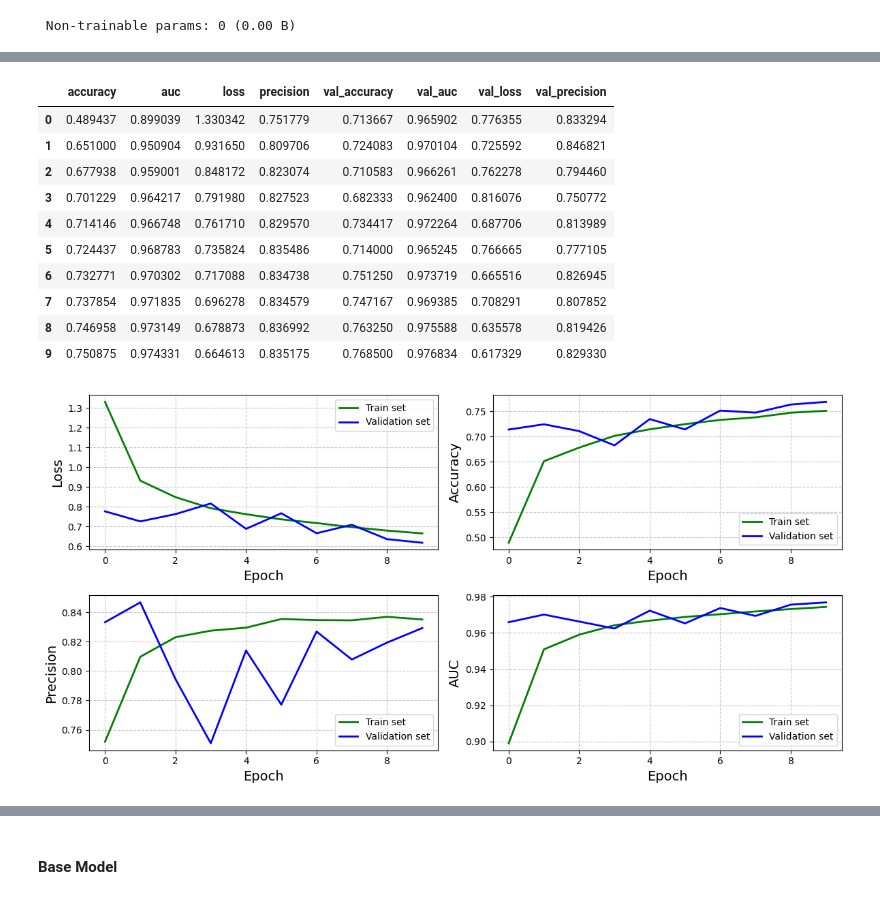
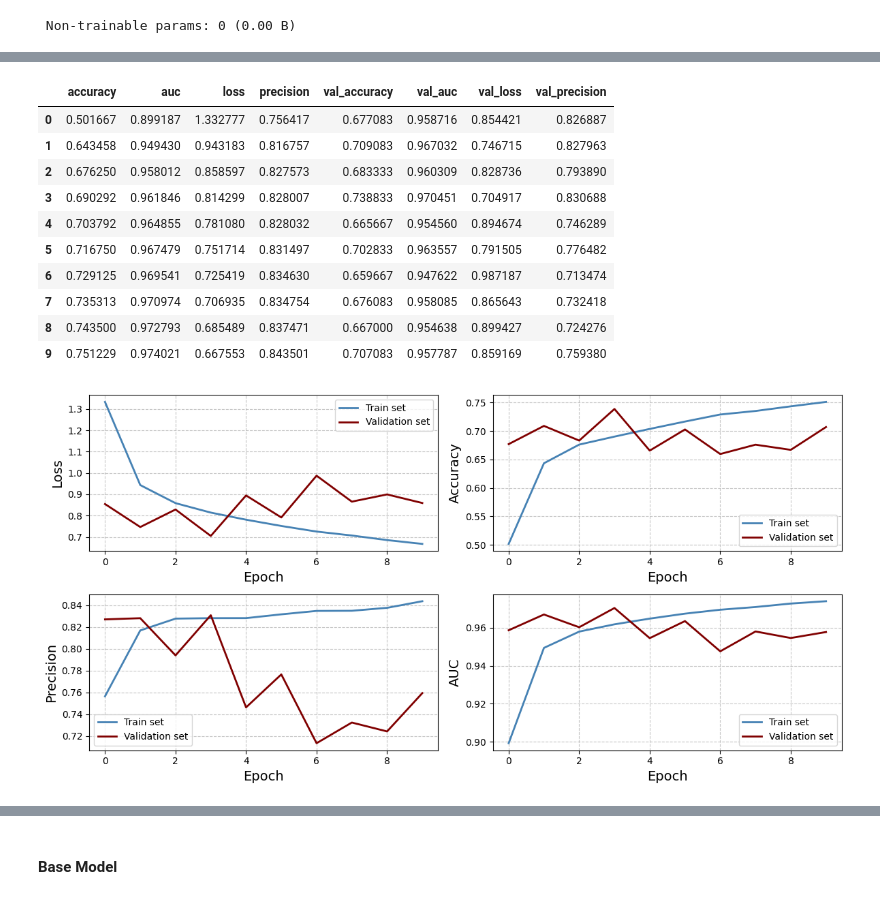
Before and after one commit to ariahosseini/DeepML, a Jupyter notebook: 007_TensorFlow_Proj_Seven_CNN_MNIST_FashionMNIST_TransferLearning.ipynb, the cells around one changed output, grey strips where cells are left out. Saved outputs shown, nothing was run; the diff lists cells and outputs as text; code cells hidden in the pictures.

```diff
--- a/007_TensorFlow_Proj_Seven_CNN_MNIST_FashionMNIST_TransferLearning.ipynb
+++ b/007_TensorFlow_Proj_Seven_CNN_MNIST_FashionMNIST_TransferLearning.ipynb
@@ -115,6 +148,6 @@ Model: "cnn_arc"
 # %%
 model_callbacks = [callbacks.EarlyStopping(monitor='val_loss', patience=10, verbose=0, mode='auto'),
                    callbacks.ModelCheckpoint(filepath="mnist_cnn.keras",save_best_only=True, monitor="val_loss")]
-history = model.fit(x=x_train, y=y_train, validation_split=0.2, epochs=30,
+history = model.fit(x=x_train, y=y_train, validation_split=0.2, epochs=10,
                     batch_size=64, callbacks=[model_callbacks])
 # %% [output]
@@ -412,51 +415,51 @@ metrics = pd.DataFrame(monitor.history)
 metrics
 # %% [output]
 |  | accuracy | auc | loss | precision | val_accuracy | val_auc | val_loss | val_precision |
-| 0 | 0.489437 | 0.899039 | 1.330342 | 0.751779 | 0.713667 | 0.965902 | 0.776355 | 0.833294 |
-| 1 | 0.651000 | 0.950904 | 0.931650 | 0.809706 | 0.724083 | 0.970104 | 0.725592 | 0.846821 |
-| 2 | 0.677938 | 0.959001 | 0.848172 | 0.823074 | 0.710583 | 0.966261 | 0.762278 | 0.794460 |
-| 3 | 0.701229 | 0.964217 | 0.791980 | 0.827523 | 0.682333 | 0.962400 | 0.816076 | 0.750772 |
-| 4 | 0.714146 | 0.966748 | 0.761710 | 0.829570 | 0.734417 | 0.972264 | 0.687706 | 0.813989 |
-| 5 | 0.724437 | 0.968783 | 0.735824 | 0.835486 | 0.714000 | 0.965245 | 0.766665 | 0.777105 |
-| 6 | 0.732771 | 0.970302 | 0.717088 | 0.834738 | 0.751250 | 0.973719 | 0.665516 | 0.826945 |
-| 7 | 0.737854 | 0.971835 | 0.696278 | 0.834579 | 0.747167 | 0.969385 | 0.708291 | 0.807852 |
-| 8 | 0.746958 | 0.973149 | 0.678873 | 0.836992 | 0.763250 | 0.975588 | 0.635578 | 0.819426 |
-| 9 | 0.750875 | 0.974331 | 0.664613 | 0.835175 | 0.768500 | 0.976834 | 0.617329 | 0.829330 |
+| 0 | 0.501667 | 0.899187 | 1.332777 | 0.756417 | 0.677083 | 0.958716 | 0.854421 | 0.826887 |
+| 1 | 0.643458 | 0.949430 | 0.943183 | 0.816757 | 0.709083 | 0.967032 | 0.746715 | 0.827963 |
+| 2 | 0.676250 | 0.958012 | 0.858597 | 0.827573 | 0.683333 | 0.960309 | 0.828736 | 0.793890 |
+| 3 | 0.690292 | 0.961846 | 0.814299 | 0.828007 | 0.738833 | 0.970451 | 0.704917 | 0.830688 |
+| 4 | 0.703792 | 0.964855 | 0.781080 | 0.828032 | 0.665667 | 0.954560 | 0.894674 | 0.746289 |
+| 5 | 0.716750 | 0.967479 | 0.751714 | 0.831497 | 0.702833 | 0.963557 | 0.791505 | 0.776482 |
+| 6 | 0.729125 | 0.969541 | 0.725419 | 0.834630 | 0.659667 | 0.947622 | 0.987187 | 0.713474 |
+| 7 | 0.735313 | 0.970974 | 0.706935 | 0.834754 | 0.676083 | 0.958085 | 0.865643 | 0.732418 |
+| 8 | 0.743500 | 0.972793 | 0.685489 | 0.837471 | 0.667000 | 0.954638 | 0.899427 | 0.724276 |
+| 9 | 0.751229 | 0.974021 | 0.667553 | 0.843501 | 0.707083 | 0.957787 | 0.859169 | 0.759380 |
 # %%
 plt.figure(figsize=(12, 6))
 plt.subplot(2, 2, 1)
-plt.plot(metrics["loss"], label= "Train set", color='g', linewidth=2)
-plt.plot(metrics["val_loss"], label= "Validation set", color='b', linewidth=2)
+plt.plot(metrics["loss"], label= "Train set", color='steelblue', linewidth=2)
+plt.plot(metrics["val_loss"], label= "Validation set", color='maroon', linewidth=2)
 plt.ylabel("Loss", fontsize=14)
 plt.xlabel("Epoch", fontsize=14)
 plt.grid(True, linestyle='--', alpha=0.7)
 plt.legend()
 plt.tight_layout()
 plt.subplot(2, 2, 2)
-plt.plot(metrics["accuracy"], label= "Train set", color='g', linewidth=2)
-plt.plot(metrics["val_accuracy"], label= "Validation set", color='b', linewidth=2)
+plt.plot(metrics["accuracy"], label= "Train set", color='steelblue', linewidth=2)
+plt.plot(metrics["val_accuracy"], label= "Validation set", color='maroon', linewidth=2)
 plt.ylabel("Accuracy", fontsize=14)
 plt.xlabel("Epoch", fontsize=14)
 plt.grid(True, linestyle='--', alpha=0.7)
 plt.legend()
 plt.tight_layout()
 plt.subplot(2, 2, 3)
-plt.plot(metrics["precision"], label= "Train set", color='g', linewidth=2)
-plt.plot(metrics["val_precision"], label= "Validation set", color='b', linewidth=2)
+plt.plot(metrics["precision"], label= "Train set", color='steelblue', linewidth=2)
+plt.plot(metrics["val_precision"], label= "Validation set", color='maroon', linewidth=2)
 plt.ylabel("Precision", fontsize=14)
 plt.xlabel("Epoch", fontsize=14)
 plt.grid(True, linestyle='--', alpha=0.7)
 plt.legend()
 plt.tight_layout()
 plt.subplot(2, 2, 4)
-plt.plot(metrics["auc"], label= "Train set", color='g', linewidth=2)
-plt.plot(metrics["val_auc"], label= "Validation set", color='b', linewidth=2)
+plt.plot(metrics["auc"], label= "Train set", color='steelblue', linewidth=2)
+plt.plot(metrics["val_auc"], label= "Validation set", color='maroon', linewidth=2)
 plt.ylabel("AUC", fontsize=14)
 plt.xlabel("Epoch", fontsize=14)
 plt.grid(True, linestyle='--', alpha=0.7)
 plt.legend()
 plt.tight_layout()
 # %% [output]
-[figure, old version]
+[figure, new version]
 # %%
 pred = np.argmax(model.predict(x_test), axis=1)
```
Also changed, not shown: parts of 61 cells of this notebook.
